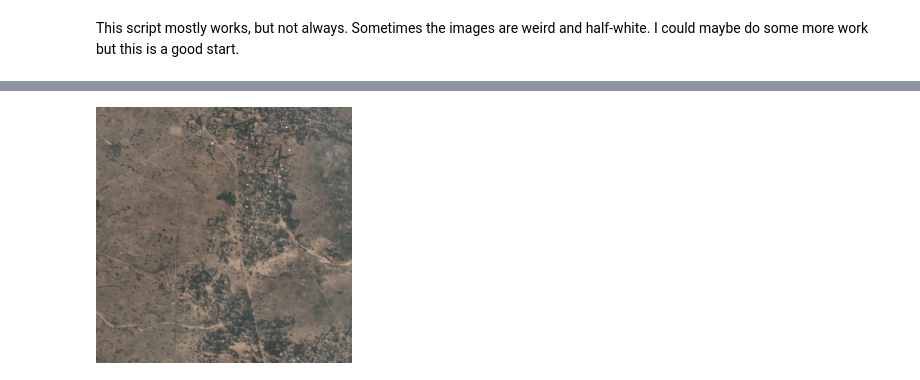
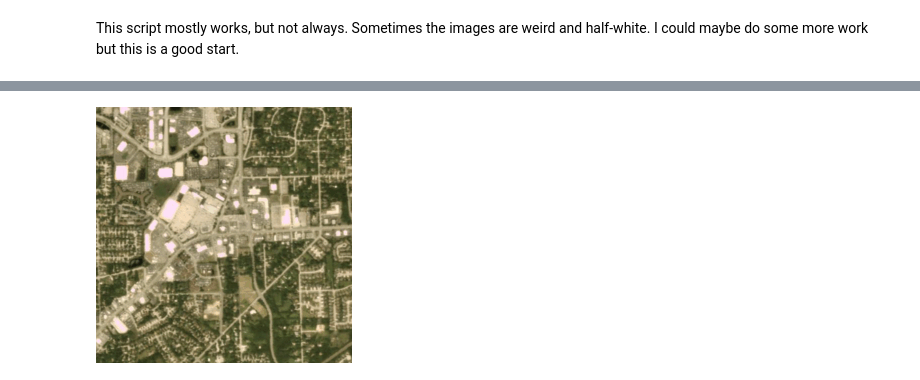
Before and after one commit to jmather625/Predicting-Famine, a Jupyter notebook: planet_data/download_procedure.ipynb, the cells around one changed output, grey strips where cells are left out. Saved outputs shown, nothing was run; the diff lists cells and outputs as text; code cells hidden in the pictures.

Commit message:
added some preprocessing so images are at least complete... not sure how to guarentee that they are as well-colored as possible

```diff
--- a/planet_data/download_procedure.ipynb
+++ b/planet_data/download_procedure.ipynb
@@ -43,8 +73,14 @@ def create_cords(lat, lon):
+# %%
+def create_cords(lat, lon, zoom):
+    xtile, ytile = deg_to_tile(lat, lon, zoom)
+
+    coords = [tilexy_to_deg(xtile, ytile, zoom, a, b) for a,b in [(0,0), (0,255), (255,255), (255,0)]]
+    return [[b,a] for a,b in coords]
 # %%
 geo_json_geometry = {
   "type": "Polygon",
   "coordinates": [
-      create_cords(lat, lon)
+      create_cords(lat, lon, zoom)
   ],
 
 }
@@ -71,7 +107,7 @@ cloud_cover_filter = {
   "type": "RangeFilter",
   "field_name": "cloud_cover",
   "config": {
-    "lte": 0.2
+    "lte": 0.05
   }
 }
 
@@ -116,3 +155,5 @@ x, y = deg_to_tile(lat, lon, zoom)
+# %%
+item_id = res['features'][59]['id']
 # %%
 (item_type, item_id, zoom, x, y)
 # %% [output]
@@ -120,11 +161,11 @@ x, y = deg_to_tile(lat, lon, zoom)
 # %%
 url = 'https://tiles0.planet.com/data/v1/{}/{}/{}/{}/{}.png?api_key={}'.format(item_type, item_id, zoom, x, y, api_key)
 # %%
-res = requests.get(url)
-if res.status_code >= 400:
+response = requests.get(url)
+if response.status_code >= 400:
     print('download error')
 # %%
-image = Image.open(BytesIO(res.content))
+image = Image.open(BytesIO(response.content))
 image
 # %% [output]
-[figure, old version]
+[figure, new version]
```
Also changed, not shown: parts of 11 cells of this notebook, 3 other files.
